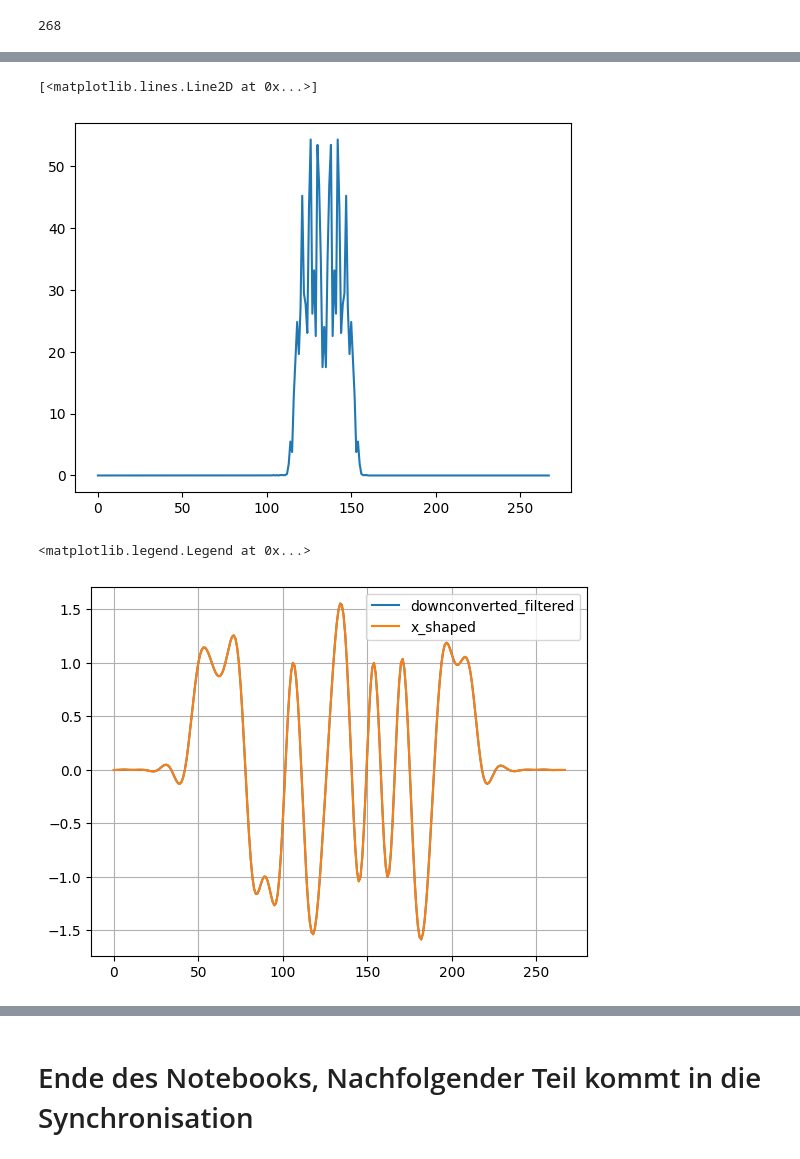
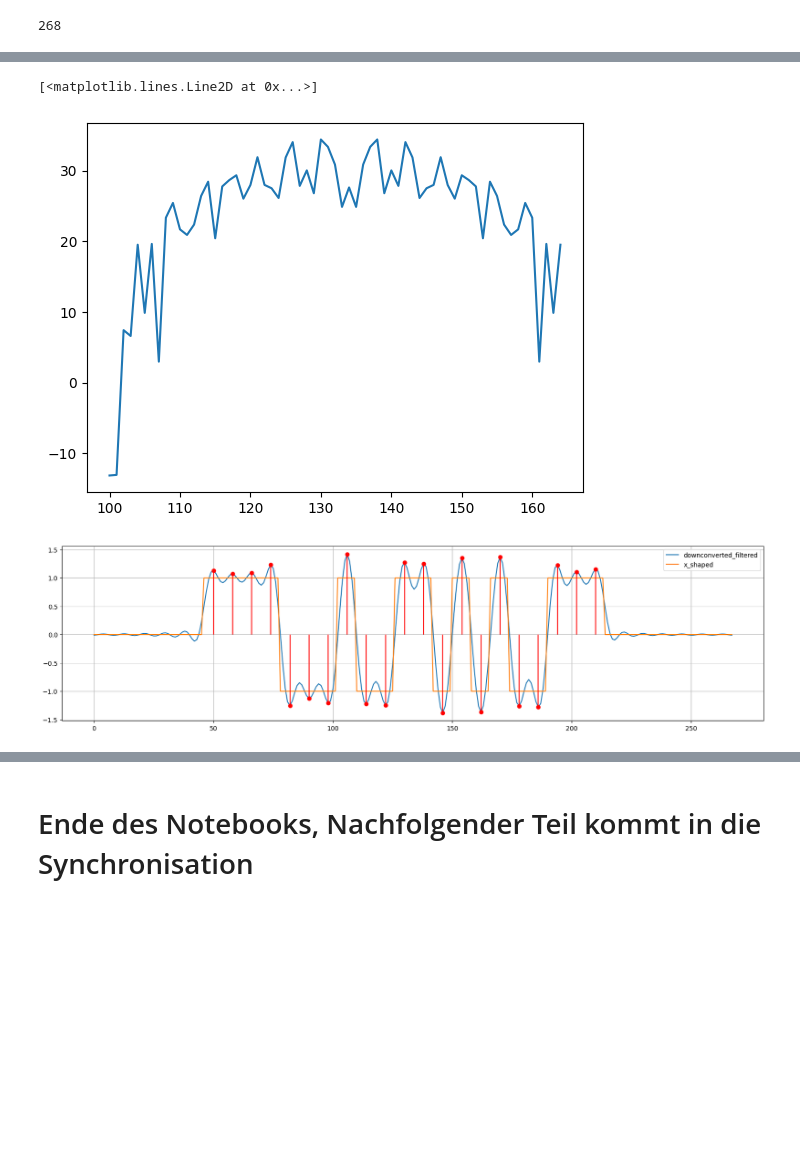
Before and after one commit to sonnylednaw/sdr-module, a Jupyter notebook: iq-modulation/iq-sampling.ipynb, the cells around one changed output, grey strips where cells are left out. Drawn from its saved outputs; the diff is of its cells as text; code cells hidden in the pictures; blank space fills up the shorter version.

Commit message:
corrected plots and added some comments

```diff
--- a/iq-modulation/iq-sampling.ipynb
+++ b/iq-modulation/iq-sampling.ipynb
@@ -103,8 +105,8 @@ data_bits = np.array([0,0,1,1,1])
 
 sps = 8 # symboldauer hat einfluss auf die bandbreite des basisbandsignals
 
-syncronisation_sequence = generate_m_sequence_16bit()
-bits = np.concatenate((syncronisation_sequence, data_bits))
+synchronization_sequence = generate_m_sequence_16bit()
+bits = np.concatenate((synchronization_sequence, data_bits))
 num_symbols = len(bits)
 
 x = np.array([])
@@ -113,7 +115,8 @@ for bit in bits:
     pulse[0] = bit*2-1 # set the first value to either a 1 or -1
     x = np.concatenate((x, pulse)) # add the 8 samples to the signal
 plt.figure(0)
-plt.plot(x, '.-')
+plt.figure(0)
+plt.stem(x)
 plt.grid(True)
 plt.show()
 # %% [output]
@@ -121,10 +124,22 @@ plt.show()
+# %%
+def get_raised_cosine_pulse(num_taps=101, roll_off=0.35, samples_per_symbol=8):
+    Ts = samples_per_symbol # Assume sample rate is 1 Hz, so sample period is 1, so *symbol* period is 8
+    t = np.arange(num_taps) - (num_taps-1)//2
+    h = np.sinc(t/Ts) * np.cos(np.pi*roll_off*t/Ts) / (1 - (2*roll_off*t/Ts)**2)
+    return h
+
+def get_rect_pulse(num_taps=101, samples_per_symbol=8):
+    h = np.zeros(num_taps)
+    h[num_taps//2-samples_per_symbol//2:num_taps//2+samples_per_symbol//2] = 1
+    return h
 # %%
 # Create our raised-cosine filter
+# TODO: Zuerst ein Rechteck nehmen, dann später zeigen warum dann der Raised cosined filter so gut ist, da die bandbreite mit rechecken sehr groß wird
 num_taps = 101 # definiert die länge des filters
 beta = 0.35
 Ts = sps # Assume sample rate is 1 Hz, so sample period is 1, so *symbol* period is 8
 t = np.arange(num_taps) - (num_taps-1)//2
-h = np.sinc(t/Ts) * np.cos(np.pi*beta*t/Ts) / (1 - (2*beta*t/Ts)**2)
+h = get_rect_pulse()
 plt.figure(1)
 plt.plot(t, h, '.')
 plt.grid(True)
@@ -283,7 +308,7 @@ rect = np.zeros(len(f))
 # correct the 1/2 factor from downconversion
 
 # TODO: Calculate the Nyquist frequency and set the cutoff frequency to 1/4 of the Nyquist frequency
-rect[100:160] = 1
+rect[100:165] = 1
 rect = rect * 2
 plt.plot(rect)
 # %% [output]
@@ -293,18 +318,21 @@ plt.plot(rect)
 # %%
 downconverted_filtered_spectrum = downconverted_signal_spectrum * rect
-plt.plot(np.abs(downconverted_filtered_spectrum))
+plt.plot(20*np.log10(np.abs(downconverted_filtered_spectrum)))
 # %% [output]
 [<matplotlib.lines.Line2D at 0x...>]
-[figure, old version]
+[figure, new version]
 # %%
 # Frequenzbereichsfilterung durchführen
 downconverted_filtered = np.fft.ifft(np.fft.ifftshift(downconverted_filtered_spectrum))
-
+# TODO: Die Sample Punkte von BPSK mit markieren
+plt.figure(figsize=(20, 5))
 plt.plot(downconverted_filtered)
 plt.plot(x_shaped)
 plt.grid(True)
 plt.legend(['downconverted_filtered', 'x_shaped'])
+for i in range(num_symbols):
+    plt.vlines(i * sps + num_taps // 2, 0, downconverted_filtered[i * sps + num_taps // 2], color='red')
+    plt.plot(i * sps + num_taps // 2, downconverted_filtered[i * sps + num_taps // 2], 'o', color='red')
 # %% [output]
-<matplotlib.legend.Legend at 0x...>
-[figure, old version]
+[figure, new version]
 # %%
```
Also changed, not shown: parts of 21 cells of this notebook, 1 other file.
